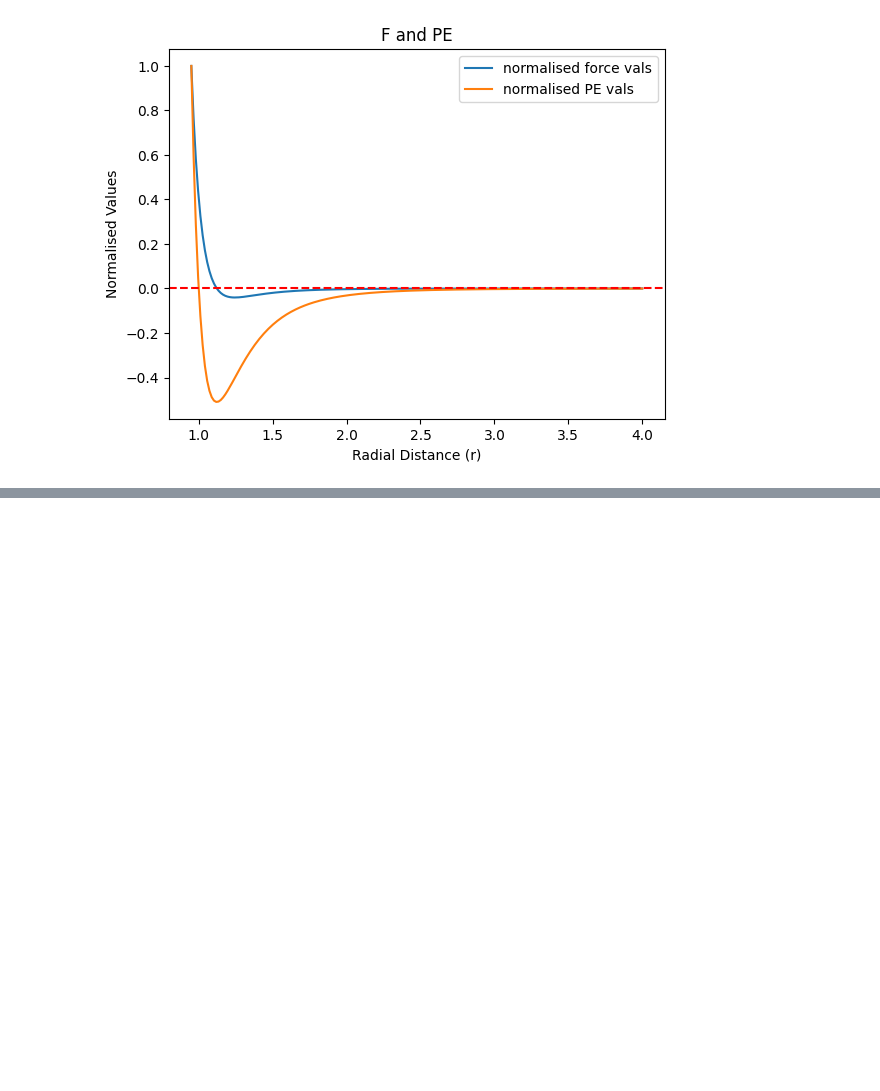
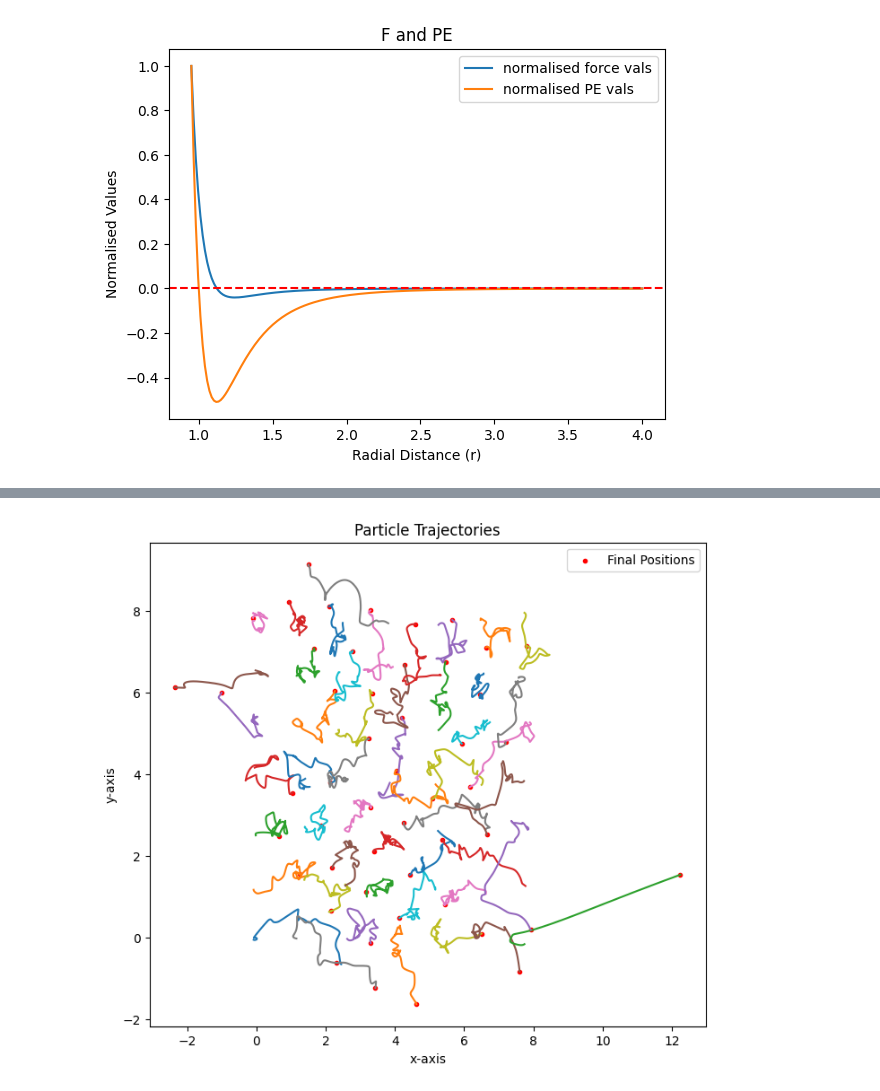
Before and after one commit to ChandraAnunay/PINN, a Jupyter notebook: Molecular Dynamics/2_Machine_learn_LJ_potential.ipynb, the cells around one changed output, grey strips where cells are left out. Cells and saved outputs as stored; diff of their text form; code cells hidden in the pictures; blank space fills up the shorter version.

```diff
--- a/Molecular Dynamics/2_Machine_learn_LJ_potential.ipynb
+++ b/Molecular Dynamics/2_Machine_learn_LJ_potential.ipynb
@@ -142,0 +186,26 @@ plt.show()
+# %%
+# writing the solver part
+t0,tf,h = 0.0,5.0,0.001
+N = int((tf-t0)/h)+1
+
+pos_arr = torch.zeros((N,N_particles,2),dtype=torch.float32)
+momenta_arr = torch.zeros((N,N_particles,2),dtype=torch.float32)
+pos_arr[0] = pos_ini
+momenta_arr[0] = momenta_ini
+
+KE_arr = torch.zeros((N,),dtype=torch.float32)
+PE_arr = torch.zeros((N,),dtype=torch.float32)
+TE_arr = torch.zeros((N,),dtype=torch.float32)
+F_arr = torch.zeros((N,N_particles,2),dtype=torch.float32)
+
+KE_arr[0],PE_arr[0],TE_arr[0],F_arr[0] = compute(pos_ini,momenta_ini)
+
+
+for i in range(N-1):
+    # second order symplectic method
+    pos_half = pos_arr[i] + 0.5*h*momenta_arr[i]/m
+    _,_,_,F_half = compute(pos_half,momenta_ini)             # note that any momenta will work for this line
+    momenta_arr[i+1] = momenta_arr[i] + h*F_half
+    pos_arr[i+1] = pos_half + 0.5*h*momenta_arr[i+1]/m
+
+    KE_arr[i+1],PE_arr[i+1],TE_arr[i+1],F_arr[i+1] = compute(pos_arr[i+1],momenta_arr[i+1])
@@ -142,0 +240,16 @@ plt.show()
+# %%
+N_show = 49                     # <= N_particles
+plt.figure(figsize = (8,7))
+plt.scatter(pos_arr[-1,:N_show,0],pos_arr[-1,:N_show,1],label = 'Final Positions',marker = '.',c='r')
+for i in range(N_show):
+    plt.plot(
+        pos_arr[:,i,0],
+        pos_arr[:,i,1]
+    )
+plt.title("Particle Trajectories")
+plt.xlabel('x-axis')
+plt.ylabel('y-axis')
+plt.legend()
+plt.show()
+# %% [output]
+[figure, added]
```
Also changed, not shown: parts of 10 cells of this notebook, 1 other file.
